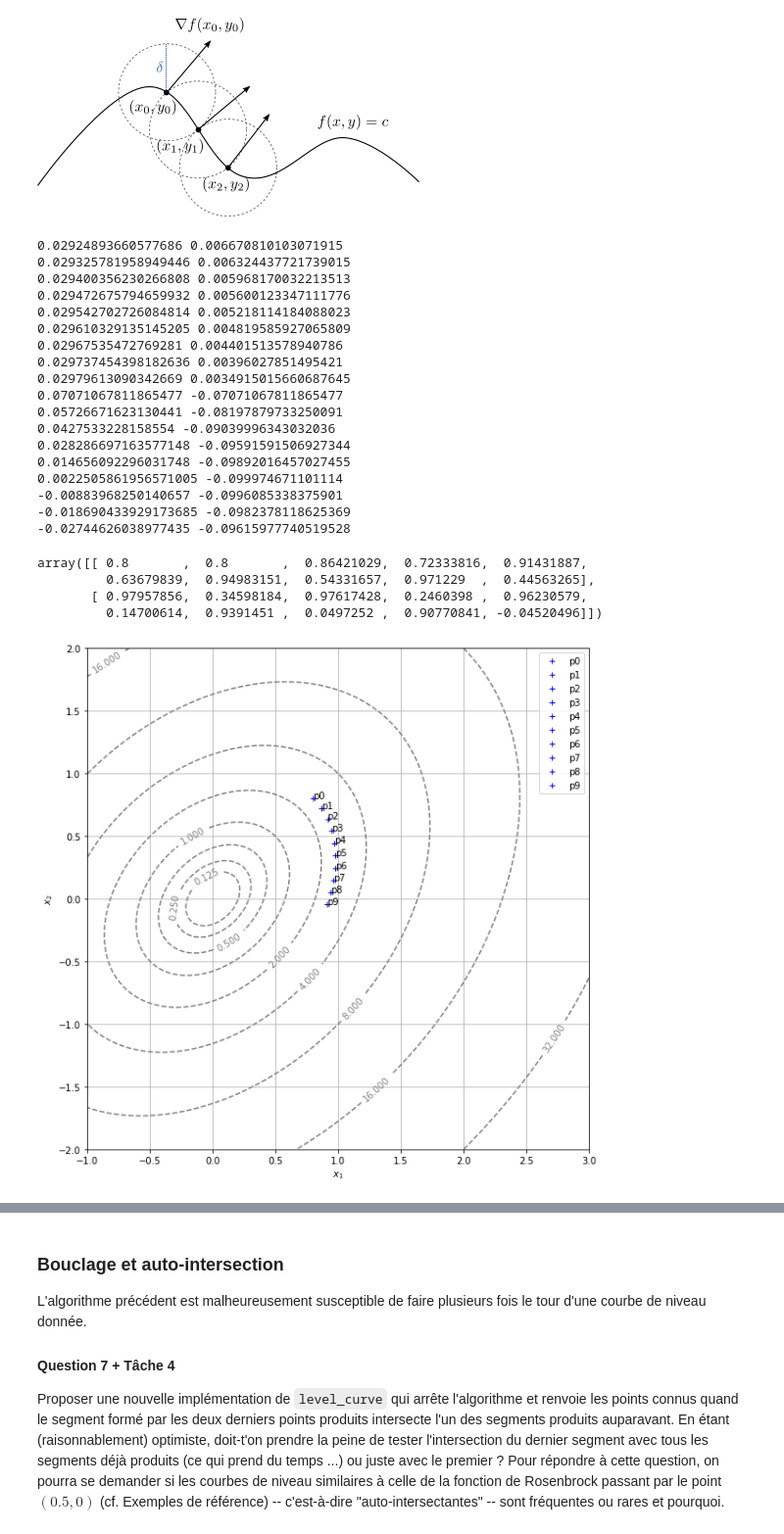
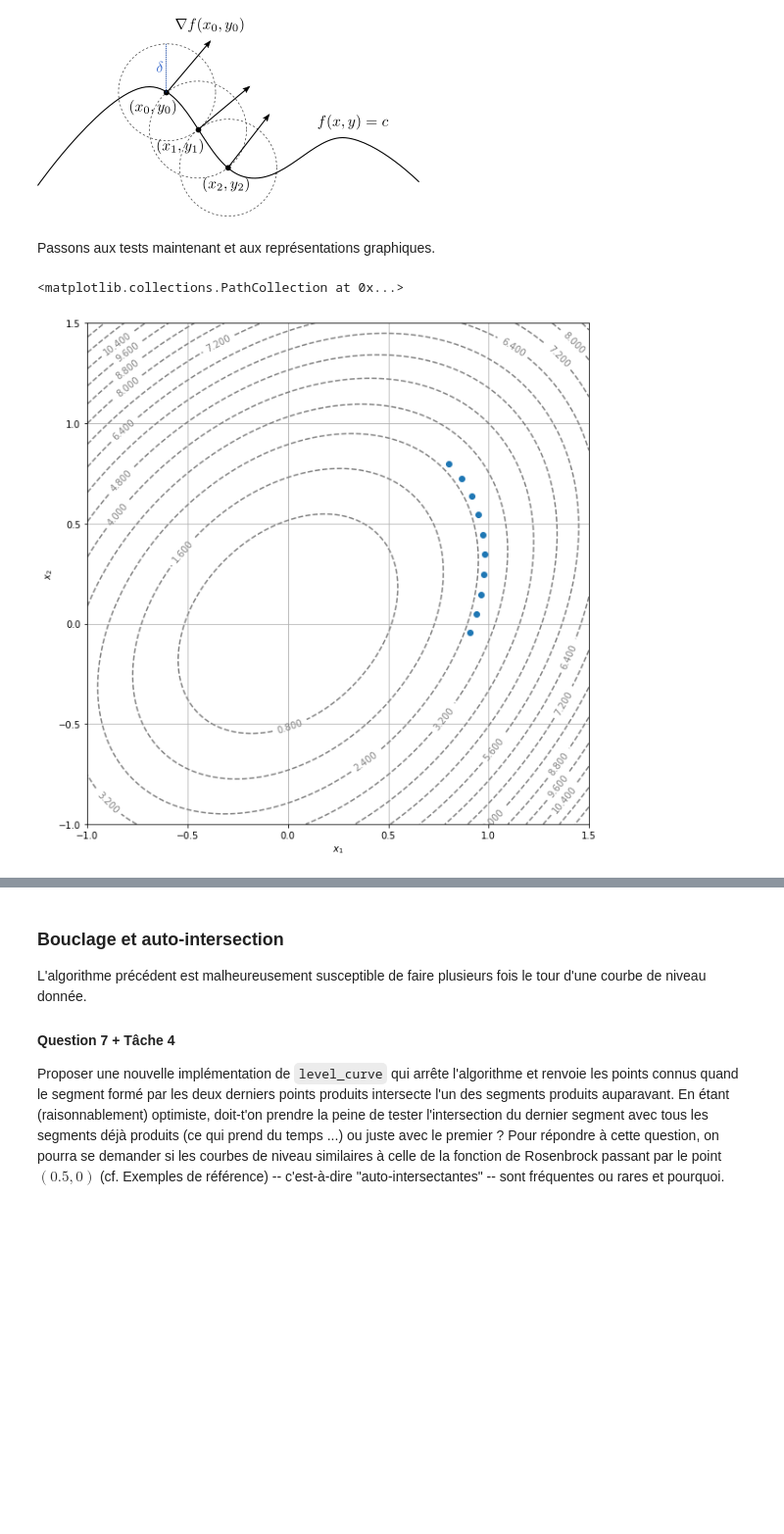
Before and after one commit to florian6973/courbes-de-niveau, a Jupyter notebook: Courbes de niveau - Enoncé.ipynb, the cells around one changed output, grey strips where cells are left out. Shown at 98% size. Saved outputs shown, nothing was run; the diff lists cells and outputs as text; code cells hidden in the pictures; blank space fills up the shorter version.

```diff
--- a/Courbes de niveau - Enoncé.ipynb
+++ b/Courbes de niveau - Enoncé.ipynb
@@ -358,33 +359,0 @@ def level_curve(f, x0, y0, delta=0.1, N=1000, eps=eps):
-# %%
-xd,yd = 1.3,1.5#1.5, 1.0#0.0,0.3
-
-
-(level_curve(f2, xd, yd, 0.03, 10)) #partir d'un bon point)
-(level_curve(f1, 0.8, 0.8, 0.1, 10)) #
-#plt.plot([xd], [yd],'+',color='r')
-#xa, ya= level_curve(f1, xa, ya)
-#plt.plot([xa], [ya],'+',color='orange', marker='o')
-# %% [output]
-0.02924893660577686 0.006670810103071915
-0.029325781958949446 0.006324437721739015
-0.029400356230266808 0.005968170032213513
-0.029472675794659932 0.005600123347111776
-0.029542702726084814 0.005218114184088023
-0.029610329135145205 0.004819585927065809
-0.02967535472769281 0.004401513578940786
-0.029737454398182636 0.00396027851495421
-0.02979613090342669 0.0034915015660687645
-0.07071067811865477 -0.07071067811865477
-0.05726671623130441 -0.08197879733250091
-0.0427533228158554 -0.09039996343032036
-0.028286697163577148 -0.09591591506927344
-0.014656092296031748 -0.09892016457027455
-0.0022505861956571005 -0.099974671101114
--0.00883968250140657 -0.0996085338375901
--0.018690433929173685 -0.0982378118625369
--0.02744626038977435 -0.09615977740519528
-array([[ 0.8       ,  0.8       ,  0.86421029,  0.72333816,  0.91431887,
-         0.63679839,  0.94983151,  0.54331657,  0.971229  ,  0.44563265],
-       [ 0.97957856,  0.34598184,  0.97617428,  0.2460398 ,  0.96230579,
-         0.14700614,  0.9391451 ,  0.0497252 ,  0.90770841, -0.04520496]])
-[figure, removed]
@@ -390,0 +401,15 @@ array([[ 0.8       ,  0.8       ,  0.86421029,  0.72333816,  0.91431887,
+# %% [markdown]
+Passons aux tests maintenant et aux représentations graphiques.
+# %%
+# Test 1
+
+display_contour(
+    f1,
+    x=np.linspace(-1.0, 1.5, 100),
+    y=np.linspace(-1.0, 1.5, 100),
+    levels=15 # 10 levels, automatically selected
+)
+plt.scatter(*level_curve(f1, 0.8, 0.8, 0.1, 10))
+# %% [output]
+<matplotlib.collections.PathCollection at 0x...>
+[figure, added]
```
Also changed, not shown: parts of 19 cells of this notebook.
